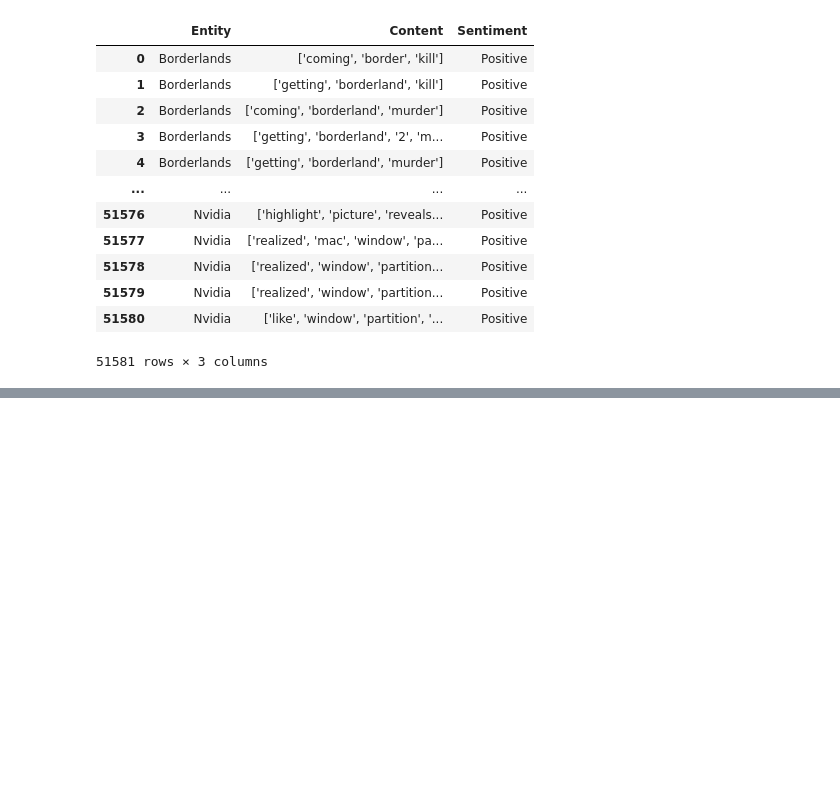
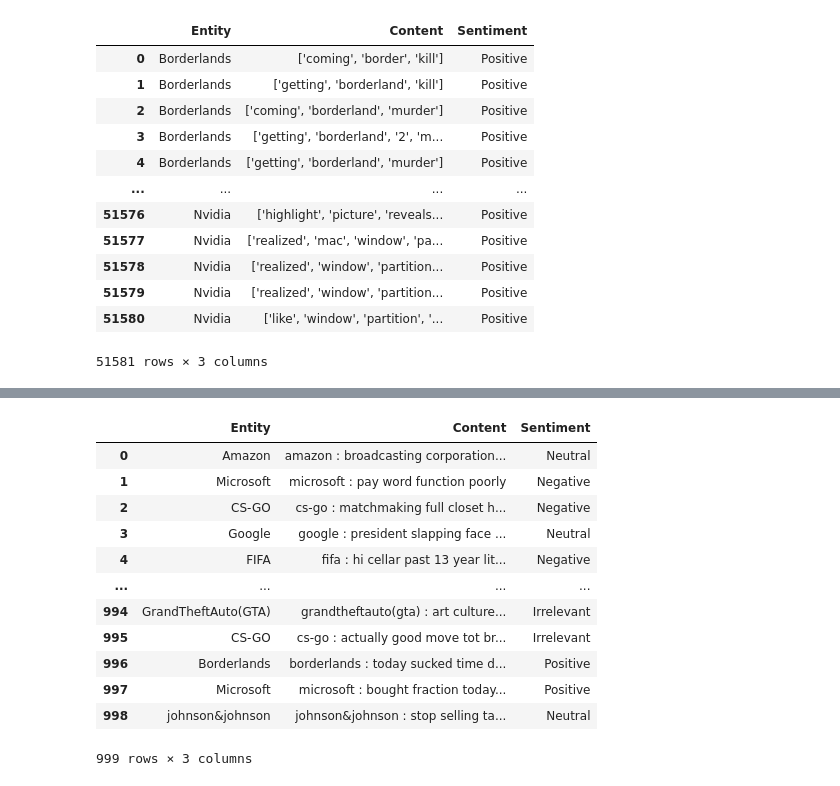
Before and after one commit to andrianang/DistilBert, a Jupyter notebook: BERT.ipynb, the cells around one changed output, grey strips where cells are left out. Drawn from its saved outputs; the diff is of its cells as text; code cells hidden in the pictures; blank space fills up the shorter version.

```diff
--- a/BERT.ipynb
+++ b/BERT.ipynb
@@ -382,3 +392,19 @@ def combine_list(entity, lst):
 
 train_df.loc[:, 'Content'] = train_df.apply(lambda x: combine_list(x['Entity'], x['Content']), axis=1)
 test_df.loc[:, 'Content'] = test_df.apply(lambda x: combine_list(x['Entity'], x['Content']), axis=1)
+# %%
+test_df
+# %% [output]
+|  | Entity | Content | Sentiment |
+| 0 | Amazon | amazon : broadcasting corporation... | Neutral |
+| 1 | Microsoft | microsoft : pay word function poorly | Negative |
+| 2 | CS-GO | cs-go : matchmaking full closet h... | Negative |
+| 3 | Google | google : president slapping face ... | Neutral |
+| 4 | FIFA | fifa : hi cellar past 13 year lit... | Negative |
+| ... | ... | ... | ... |
+| 994 | GrandTheftAuto(GTA) | grandtheftauto(gta) : art culture... | Irrelevant |
+| 995 | CS-GO | cs-go : actually good move tot br... | Irrelevant |
+| 996 | Borderlands | borderlands : today sucked time d... | Positive |
+| 997 | Microsoft | microsoft : bought fraction today... | Positive |
+| 998 | johnson&johnson | johnson&johnson : stop selling ta... | Neutral |
+999 rows × 3 columns
```
Also changed, not shown: parts of 10 cells of this notebook, 4 other files.
